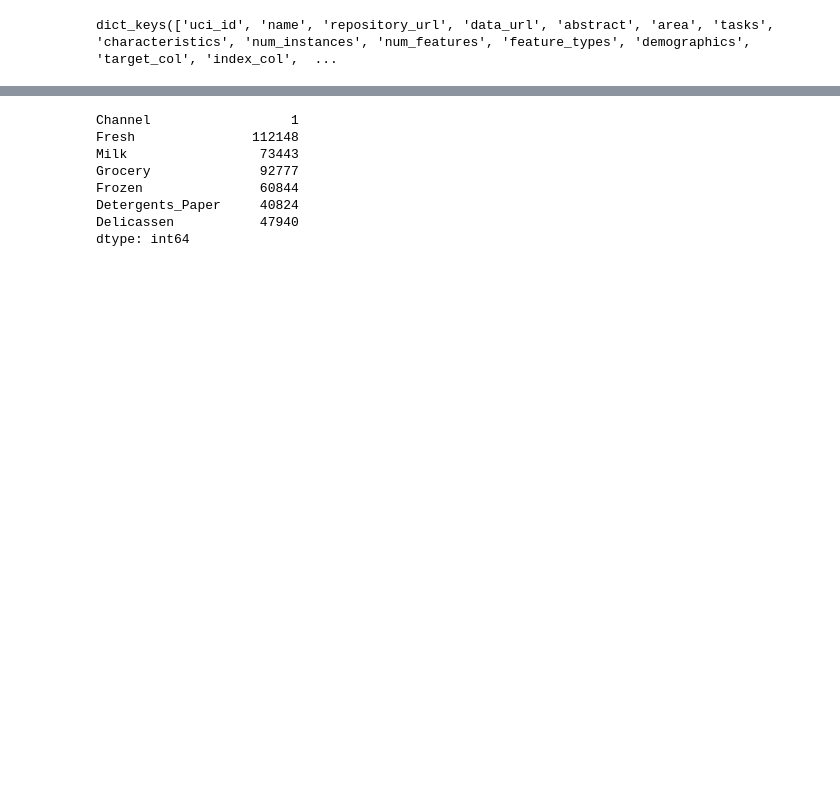
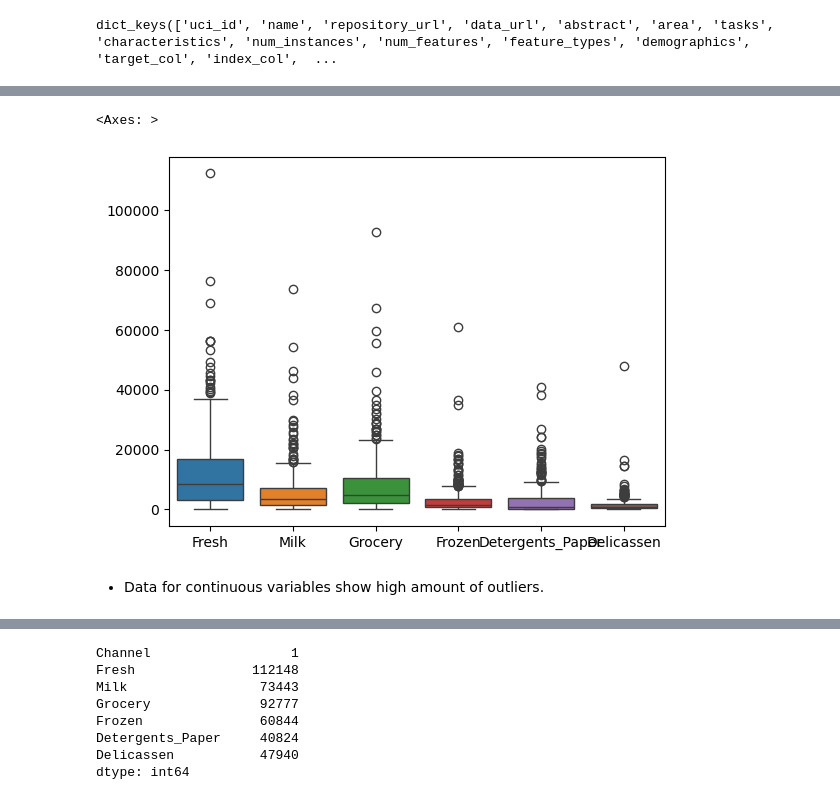
Before and after one commit to ironhack-labs/lab-unsupervised-learning-en, a Jupyter notebook: your-code/main.ipynb, the cells around one changed output, grey strips where cells are left out. Cells and saved outputs as stored; diff of their text form; code cells hidden in the pictures; blank space fills up the shorter version.

```diff
--- a/your-code/main.ipynb
+++ b/your-code/main.ipynb
@@ -143,3 +203,13 @@ memory usage: 3.6 KB
+# %%
+#Outliers observed from Boxplot
+continuous_vars = customers.iloc[:,1:7]
+
+sns.boxplot(continuous_vars)
+# %% [output]
+<Axes: >
+[figure, added]
+# %% [markdown]
+- Data for continuous variables show high amount of outliers.
 # %%
 X.describe()
 # %% [output]
```
Also changed, not shown: parts of 27 cells of this notebook.
